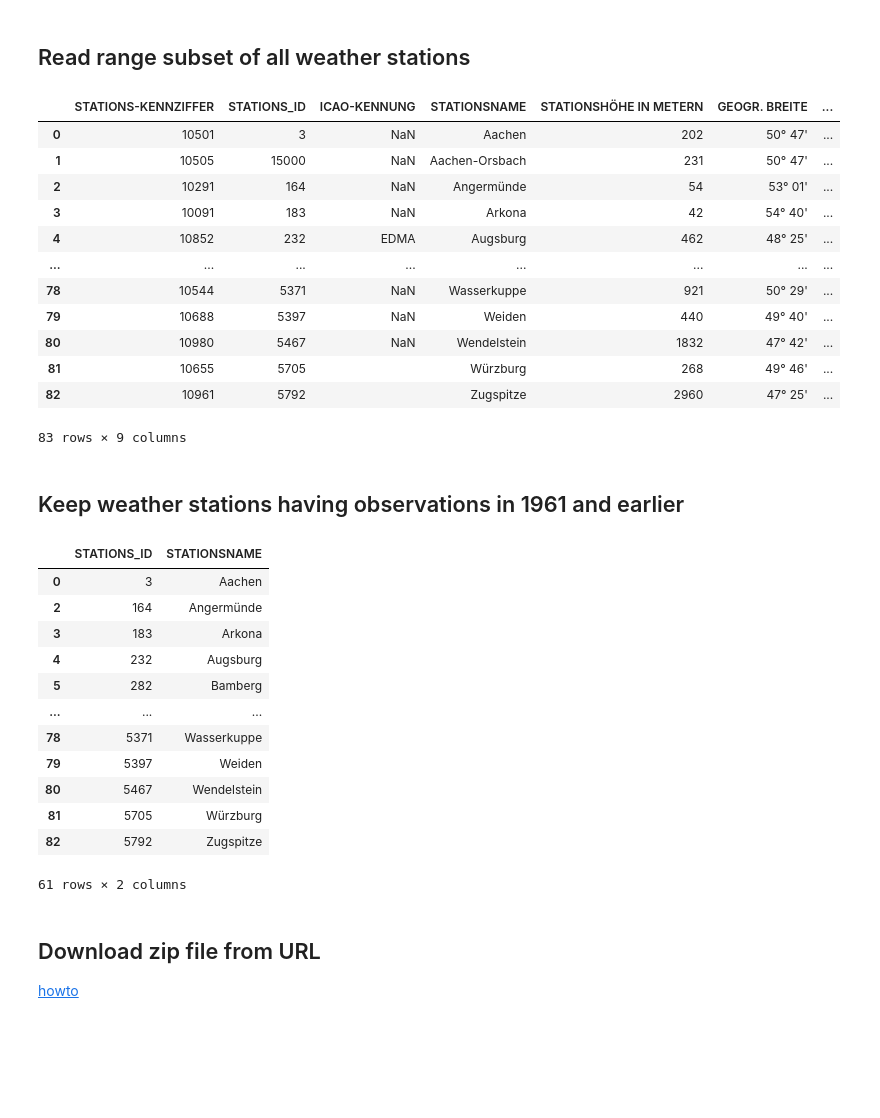
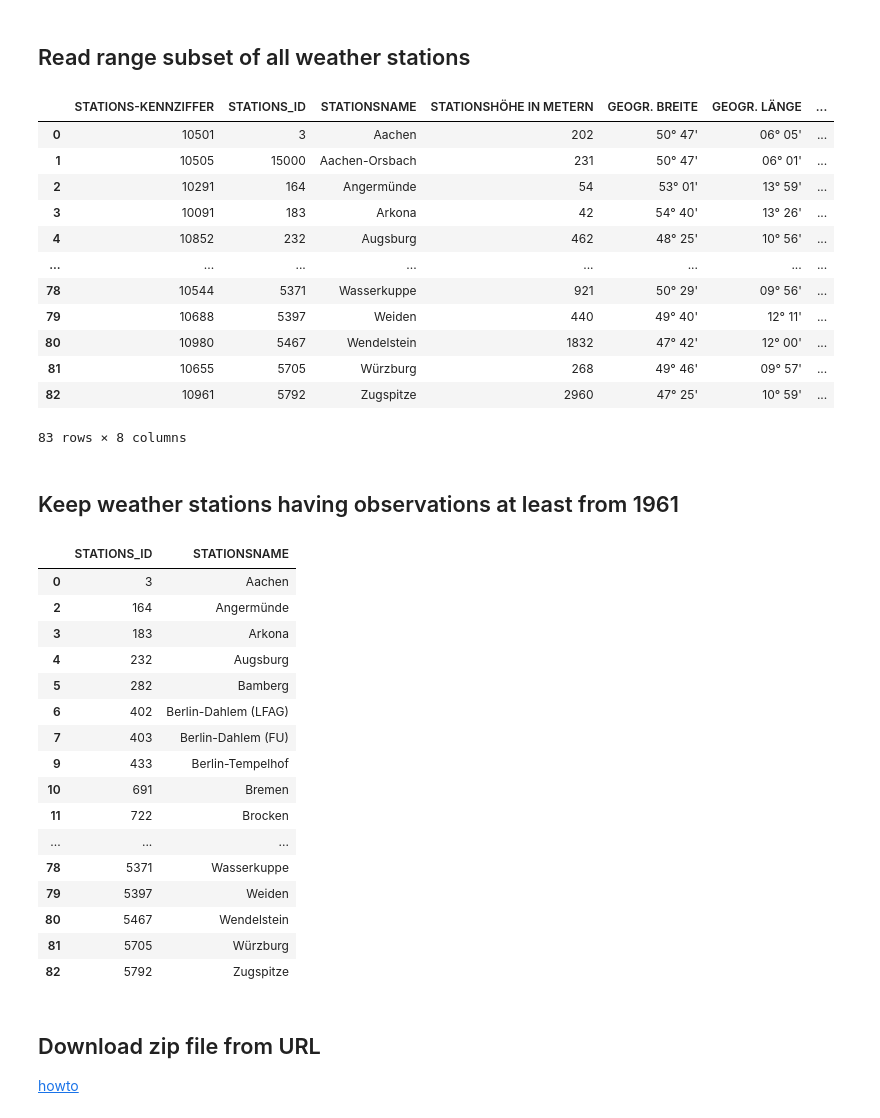
Before and after one commit to cebaraldi/jnb-meteo-dwd, a Jupyter notebook: selected83DWD.ipynb, the cells around one changed output. Cells and saved outputs as stored; diff of their text form; code cells hidden in the pictures; blank space fills up the shorter version.

```diff
--- a/selected83DWD.ipynb
+++ b/selected83DWD.ipynb
@@ -33,25 +33,25 @@ wst.columns = colnames
 # %%
 selection = '83Messstationen.csv'
 selws = pd.read_csv(selection, sep=";", header=0, skiprows = 0)
-selws
+selws.drop(['ICAO-KENNUNG'], axis=1)
 # %% [output]
-|  | STATIONS-KENNZIFFER | STATIONS_ID | ICAO-KENNUNG | STATIONSNAME | STATIONSHÖHE IN METERN | GEOGR. BREITE | ... |
-| 0 | 10501 | 3 | NaN | Aachen | 202 | 50° 47' | ... |
-| 1 | 10505 | 15000 | NaN | Aachen-Orsbach | 231 | 50° 47' | ... |
-| 2 | 10291 | 164 | NaN | Angermünde | 54 | 53° 01' | ... |
-| 3 | 10091 | 183 | NaN | Arkona | 42 | 54° 40' | ... |
-| 4 | 10852 | 232 | EDMA | Augsburg | 462 | 48° 25' | ... |
+|  | STATIONS-KENNZIFFER | STATIONS_ID | STATIONSNAME | STATIONSHÖHE IN METERN | GEOGR. BREITE | GEOGR. LÄNGE | ... |
+| 0 | 10501 | 3 | Aachen | 202 | 50° 47' | 06° 05' | ... |
+| 1 | 10505 | 15000 | Aachen-Orsbach | 231 | 50° 47' | 06° 01' | ... |
+| 2 | 10291 | 164 | Angermünde | 54 | 53° 01' | 13° 59' | ... |
+| 3 | 10091 | 183 | Arkona | 42 | 54° 40' | 13° 26' | ... |
+| 4 | 10852 | 232 | Augsburg | 462 | 48° 25' | 10° 56' | ... |
 | ... | ... | ... | ... | ... | ... | ... | ... |
-| 78 | 10544 | 5371 | NaN | Wasserkuppe | 921 | 50° 29' | ... |
-| 79 | 10688 | 5397 | NaN | Weiden | 440 | 49° 40' | ... |
-| 80 | 10980 | 5467 | NaN | Wendelstein | 1832 | 47° 42' | ... |
-| 81 | 10655 | 5705 |  | Würzburg | 268 | 49° 46' | ... |
-| 82 | 10961 | 5792 |  | Zugspitze | 2960 | 47° 25' | ... |
+| 78 | 10544 | 5371 | Wasserkuppe | 921 | 50° 29' | 09° 56' | ... |
+| 79 | 10688 | 5397 | Weiden | 440 | 49° 40' | 12° 11' | ... |
+| 80 | 10980 | 5467 | Wendelstein | 1832 | 47° 42' | 12° 00' | ... |
+| 81 | 10655 | 5705 | Würzburg | 268 | 49° 46' | 09° 57' | ... |
+| 82 | 10961 | 5792 | Zugspitze | 2960 | 47° 25' | 10° 59' | ... |
-83 rows × 9 columns
+83 rows × 8 columns
 # %% [markdown]
-## Keep weather stations having observations in 1961 and earlier
+## Keep weather stations having observations at least from 1961
 # %%
-refy = 1961
+refy = 1960
 refydf = selws.loc[selws['BEGINN KLIMAREIHE'] <= refy,][['STATIONS_ID','STATIONSNAME']]
 refydf
 # %% [output]
@@ -61,13 +61,17 @@ refydf
 | 3 | 183 | Arkona |
 | 4 | 232 | Augsburg |
 | 5 | 282 | Bamberg |
+| 6 | 402 | Berlin-Dahlem (LFAG) |
+| 7 | 403 | Berlin-Dahlem (FU) |
+| 9 | 433 | Berlin-Tempelhof |
+| 10 | 691 | Bremen |
+| 11 | 722 | Brocken |
 | ... | ... | ... |
 | 78 | 5371 | Wasserkuppe |
 | 79 | 5397 | Weiden |
 | 80 | 5467 | Wendelstein |
 | 81 | 5705 | Würzburg |
 | 82 | 5792 | Zugspitze |
-61 rows × 2 columns
 # %% [markdown]
 ## Download zip file from URL
 [howto](https://pythonguides.com/download-zip-file-from-url-using-python/)
```
Also changed, not shown: parts of 3 cells of this notebook, 3 other files.
